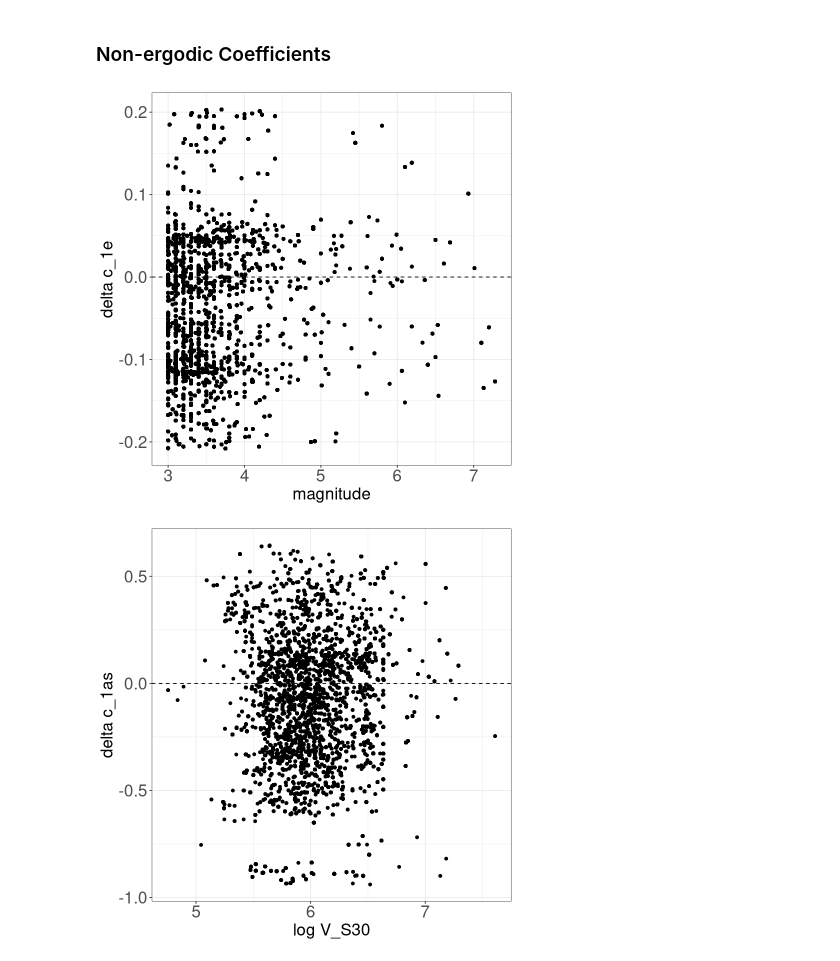
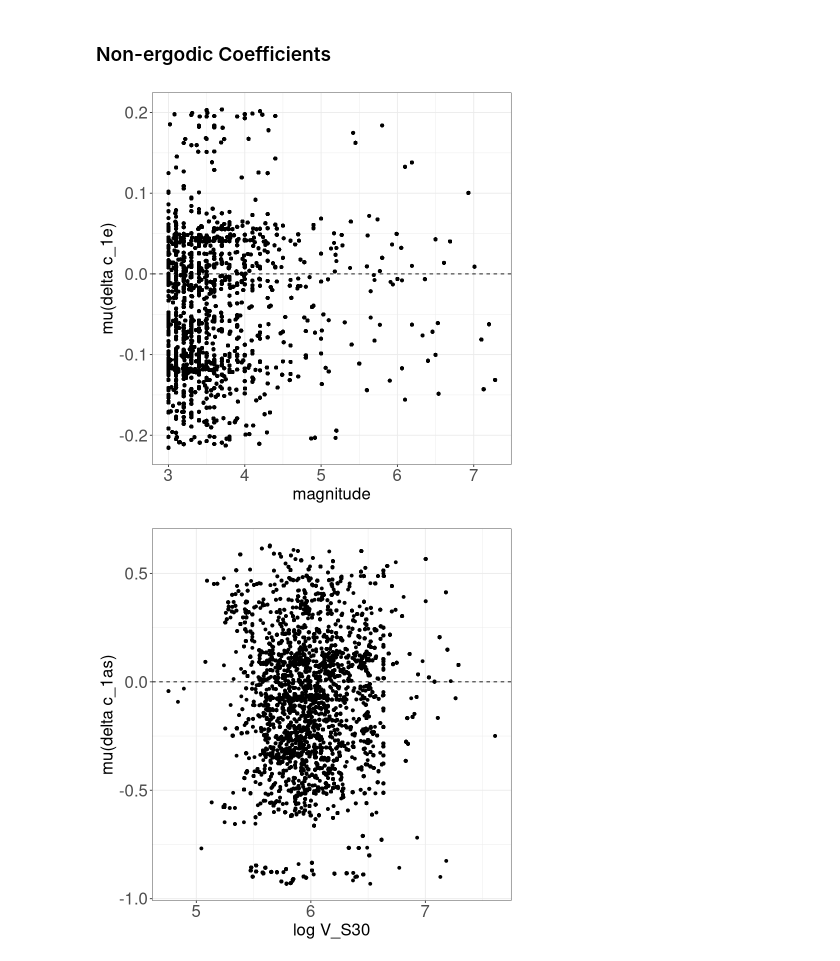
Before and after one commit to NHR3-UCLA/ngmm_tools, a Jupyter notebook: Analyses/Regression/nonerg_gmm_regression_type1_inla.ipynb, the cells around one changed output. Drawn from its saved outputs; the diff is of its cells as text; code cells hidden in the pictures.

```diff
--- a/Analyses/Regression/nonerg_gmm_regression_type1_inla.ipynb
+++ b/Analyses/Regression/nonerg_gmm_regression_type1_inla.ipynb
@@ -62,7 +67,7 @@ _The 1st synthetic dataset based on the North CA NGAWest2 is used as an example;
 reg_name  <- 'example_regression_ds1_inla'
 
 #regression dataset
-flatfile_fname <- '../../Data/Verification/synthetic_datasets/ds1_small_corr_len/CatalogNGAWest3CALite_synthetic_data_small_corr_len_Y1.csv'
+flatfile_fname <- '../../Data/Flatfiles/examp_datasets/CatalogNGAWest3CALite_synthetic_data_ngmm1_small_corr_len_Y1.csv'
 
 #output directory
 dir_out <- '../../Data/Regression/example_ds1_inla/'
@@ -72,18 +77,18 @@ runinla_flag <- TRUE # TRUE or FALSE
 res_name     <- 'tot'
 
 #mesh coarseness
-#fine
-mesh_edge_max     <- 5
-mesh_inner_offset <- 15
-mesh_outer_offset <- 15
+# #fine
+# mesh_edge_max     <- 5
+# mesh_inner_offset <- 15
+# mesh_outer_offset <- 15
 # #medium
 # mesh_edge_max     <- 15
 # mesh_inner_offset <- 15
 # mesh_outer_offset <- 50
-# #coarse
-# mesh_edge_max     <- 50
-# mesh_inner_offset <- 50
-# mesh_outer_offset <- 150
+#coarse
+mesh_edge_max     <- 50
+mesh_inner_offset <- 50
+mesh_outer_offset <- 150
 
 #approximation options
 # if flag_gp_approx=TRUE uses int.strategy="eb" and strategy="gaussian"
@@ -211,28 +218,29 @@ print(pl_dW_Rrup)
 ### Non-ergodic Coefficients
 # %%
 #spatially varying earthquake adjustment
-pl_dc1e_mag <- ggplot(df_coeff, aes(mag, dc_1e_mean)) + theme_bw() +
-                geom_point() + geom_hline(yintercept=0,linetype="dashed") +
-                labs(x='magnitude', y='delta c_1e') +
-                theme(axis.title = element_text(size=20),
-                      axis.text.y = element_text(size=20), axis.text.x = element_text(size=20))
+pl_dc1e_mu_mag <- ggplot(df_coeff, aes(mag, dc_1e_mean)) + theme_bw() +
+                    geom_point() + geom_hline(yintercept=0,linetype="dashed") +
+                    labs(x='magnitude', y='mu(delta c_1e)') +
+                    theme(axis.title = element_text(size=20),
+                          axis.text.y = element_text(size=20), axis.text.x = element_text(size=20))
 
 #spatially varying site adjustment
-pl_dc1as_vs30 <- ggplot(df_coeff, aes(log(Vs30), dc_1as_mean)) + theme_bw() +
-                  geom_point() + geom_hline(yintercept=0,linetype="dashed") +
-                  labs(x='log V_S30', y='delta c_1as') +
-                  theme(axis.title = element_text(size=20),
-                    axis.text.y = element_text(size=20), axis.text.x = element_text(size=20))
+pl_dc1as_mu_vs30 <- ggplot(df_coeff, aes(log(Vs30), dc_1as_mean)) + theme_bw() +
+                      geom_point() + geom_hline(yintercept=0,linetype="dashed") +
+                      labs(x='log V_S30', y='mu(delta c_1as)') +
+                      theme(axis.title = element_text(size=20),
+                            axis.text.y = element_text(size=20), axis.text.x = element_text(size=20))
 
 #spatially independent site adjustment
-pl_dc1bs_vs30 <- ggplot(df_coeff, aes(log(Vs30), dc_1bs_mean)) + theme_bw() +
-                  geom_point() + geom_hline(yintercept=0,linetype="dashed") +
-                  theme(axis.title = element_text(size=20),
-                        axis.text.y = element_text(size=20), axis.text.x = element_text(size=20))
+pl_dc1bs_mu_vs30 <- ggplot(df_coeff, aes(log(Vs30), dc_1bs_mean)) + theme_bw() +
+                      geom_point() + geom_hline(yintercept=0,linetype="dashed") +
+                      labs(x='log V_S30', y='mu(delta c_1bs)') +
+                      theme(axis.title = element_text(size=20),
+                            axis.text.y = element_text(size=20), axis.text.x = element_text(size=20))
 
-print(pl_dc1e_mag)
-print(pl_dc1as_vs30)
-print(pl_dc1bs_vs30)
+print(pl_dc1e_mu_mag)
+print(pl_dc1as_mu_vs30)
+print(pl_dc1bs_mu_vs30)
 # %% [output]
-[figure, old version]
+[figure, new version]
-[figure, old version]
+[figure, new version]
```
Also changed, not shown: parts of 12 cells of this notebook, 2 other files.
